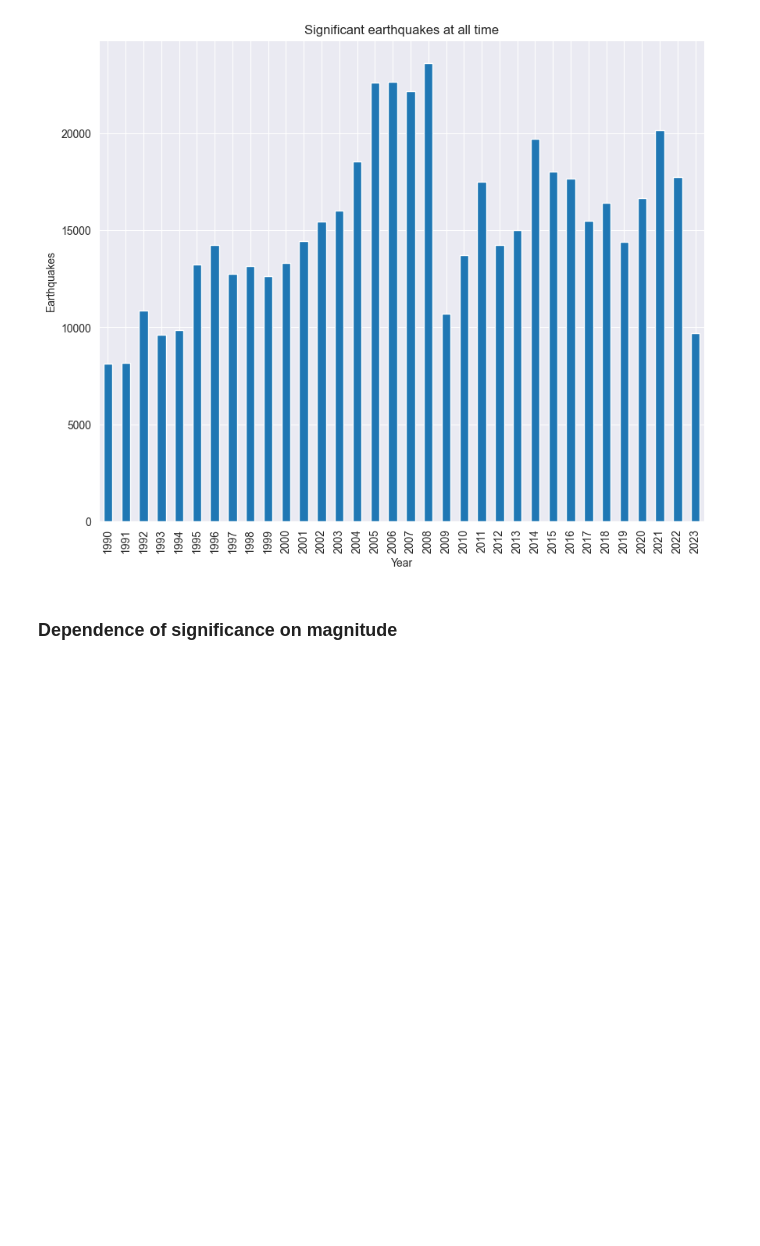
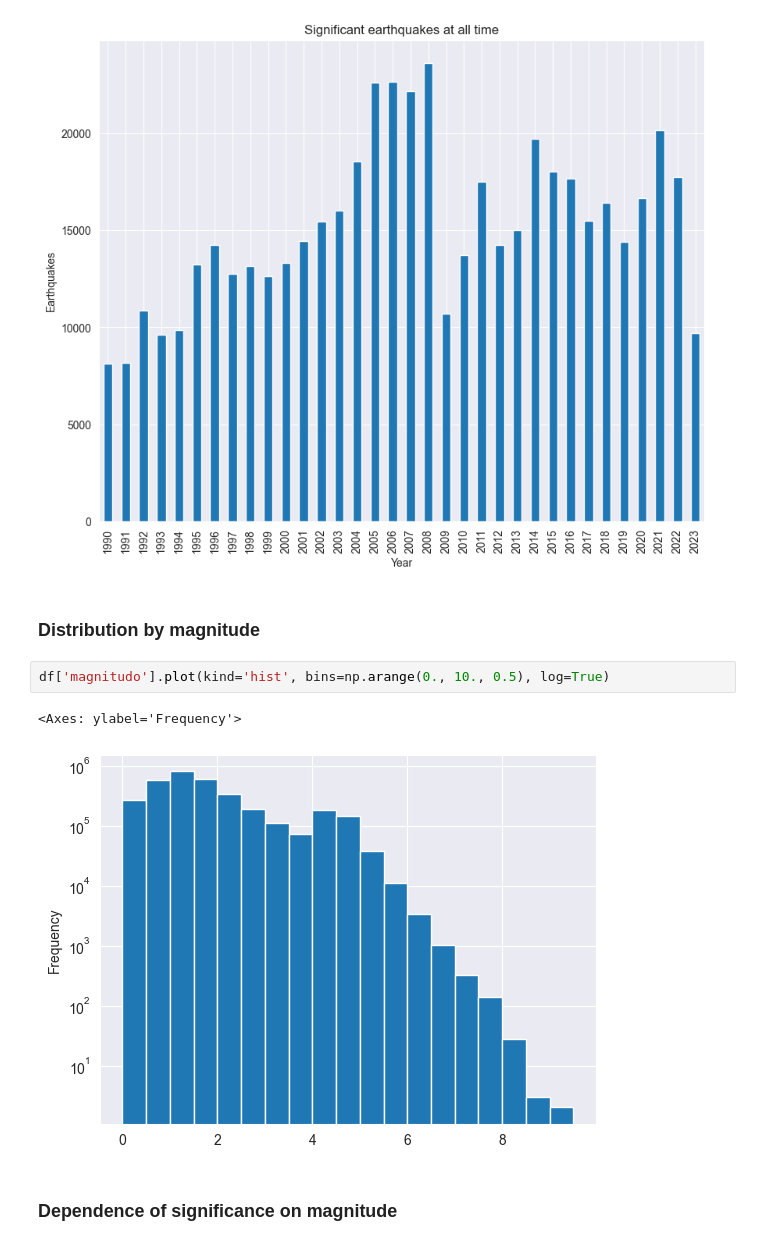
Before and after one commit to DenisIndenbom/DSBA-analytical-project, a Jupyter notebook: project.ipynb, the cells around one changed output. Saved outputs shown, nothing was run; the diff lists cells and outputs as text; blank space fills up the shorter version.

```diff
--- a/project.ipynb
+++ b/project.ipynb
@@ -186,6 +203,13 @@ df['year'][df['significance'] >= df['significance'].mean() * 2].value_counts(sor
 # %% [output]
 <Axes: title={'center': 'Significant earthquakes at all time'}, xlabel='Year', ylabel='Earthquakes'>
 [figure]
+# %% [markdown]
+### Distribution by magnitude
+# %%
+df['magnitudo'].plot(kind='hist', bins=np.arange(0., 10., 0.5), log=True)
+# %% [output]
+<Axes: ylabel='Frequency'>
+[figure, added]
 # %% [markdown]
 ### Dependence of significance on magnitude
 # %%
```
Also changed, not shown: parts of 8 cells of this notebook.
